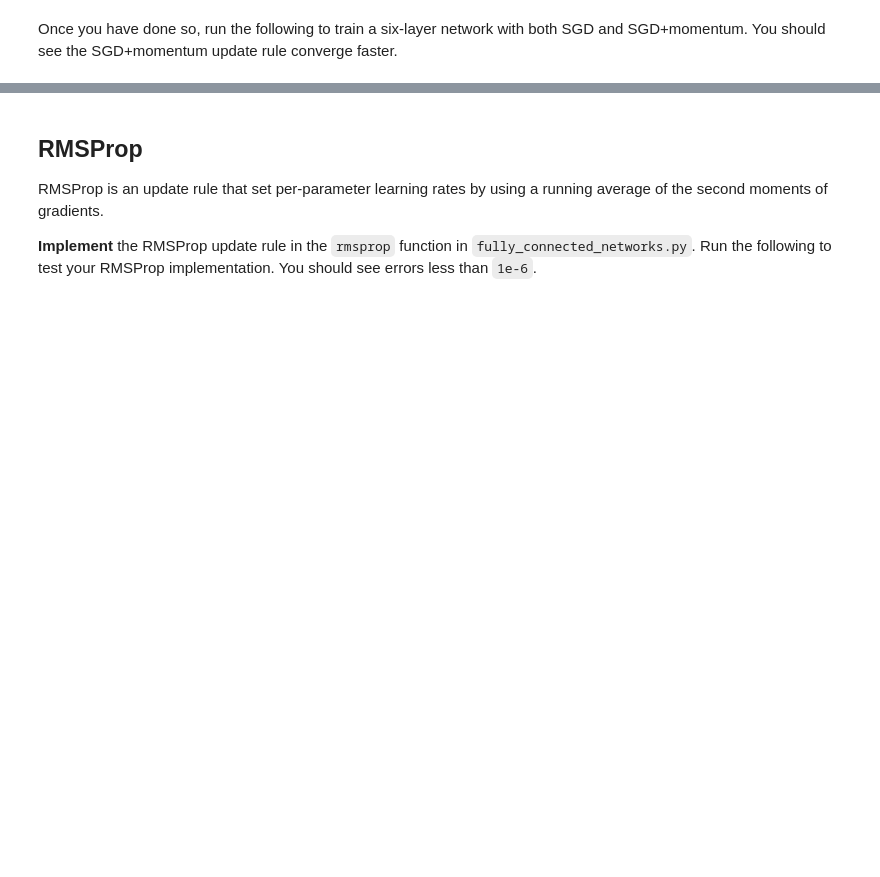
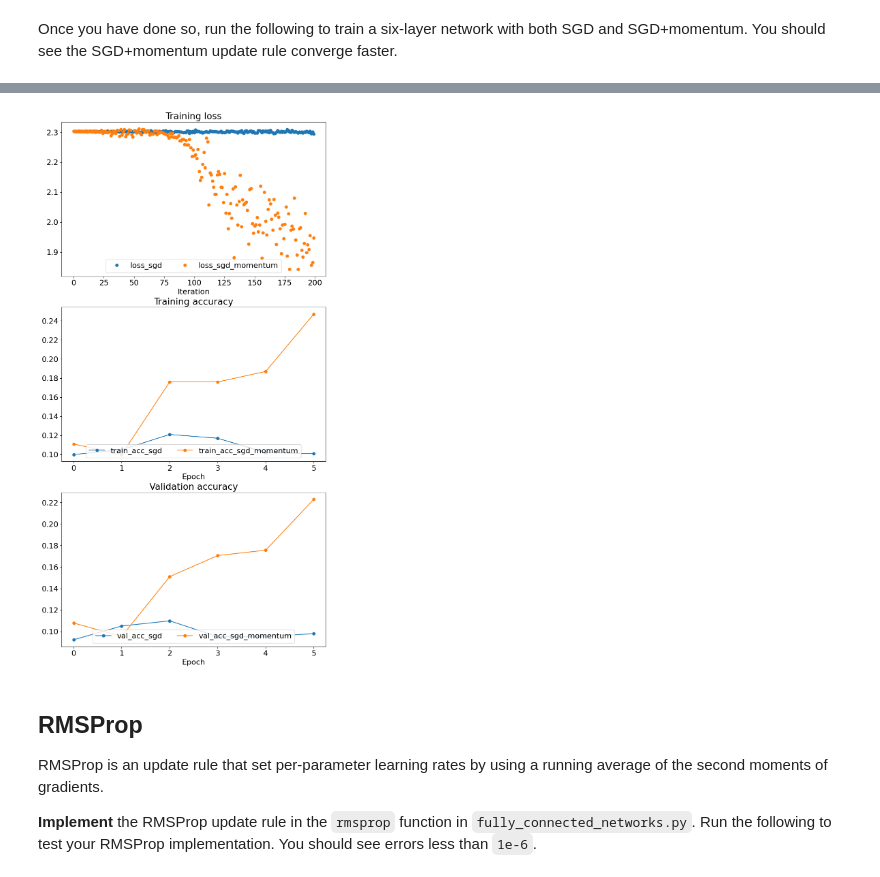
Before and after one commit to aminmola/DeepLearning, a Jupyter notebook: HW2/Q1/fully_connected_networks.ipynb, the cells around one changed output, grey strips where cells are left out. Cells and saved outputs as stored; diff of their text form; code cells hidden in the pictures; blank space fills up the shorter version.

```diff
--- a/HW2/Q1/fully_connected_networks.ipynb
+++ b/HW2/Q1/fully_connected_networks.ipynb
@@ -739,7 +790,7 @@ solvers = {}
 for update_rule_name, update_rule_fn in [('sgd', sgd), ('sgd_momentum', sgd_momentum)]:
   print('running with ', update_rule_name)
   model = FullyConnectedNet([100, 100, 100, 100, 100], weight_scale=5e-2,
-                            dtype=torch.float32, device=device)
+                            dtype=torch.float64, device=device)
 
   solver = Solver(model, small_data,
                   num_epochs=5, batch_size=100,
@@ -778,3 +829,4 @@ plt.legend(loc='lower center', ncol=4)
 
 plt.gcf().set_size_inches(10, 20)
 plt.show()
+# %% [output]
@@ -781,3 +850,4 @@ plt.show()
+[figure, added]
 # %% [markdown]
 ## RMSProp
 RMSProp is an update rule that set per-parameter learning rates by using a running average of the second moments of gradients.
```
Also changed, not shown: parts of 34 cells of this notebook, 1 other file.
